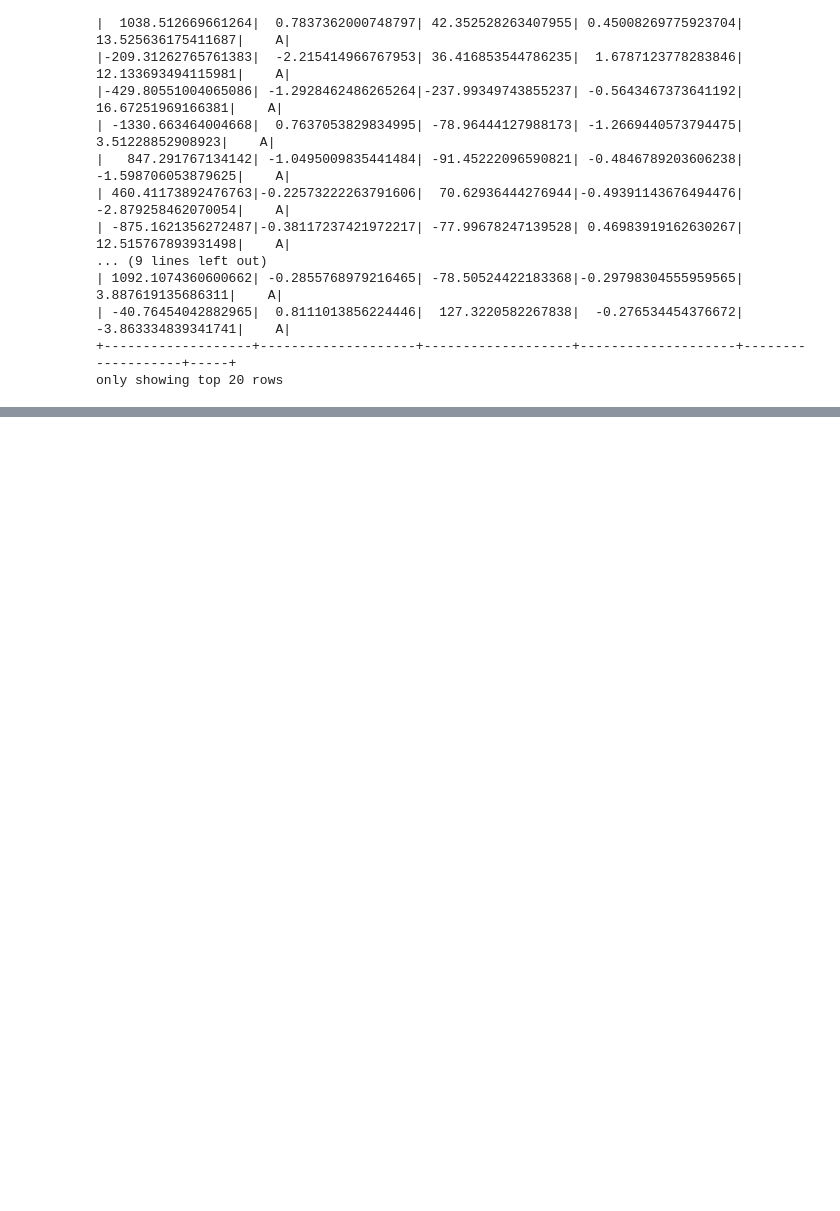
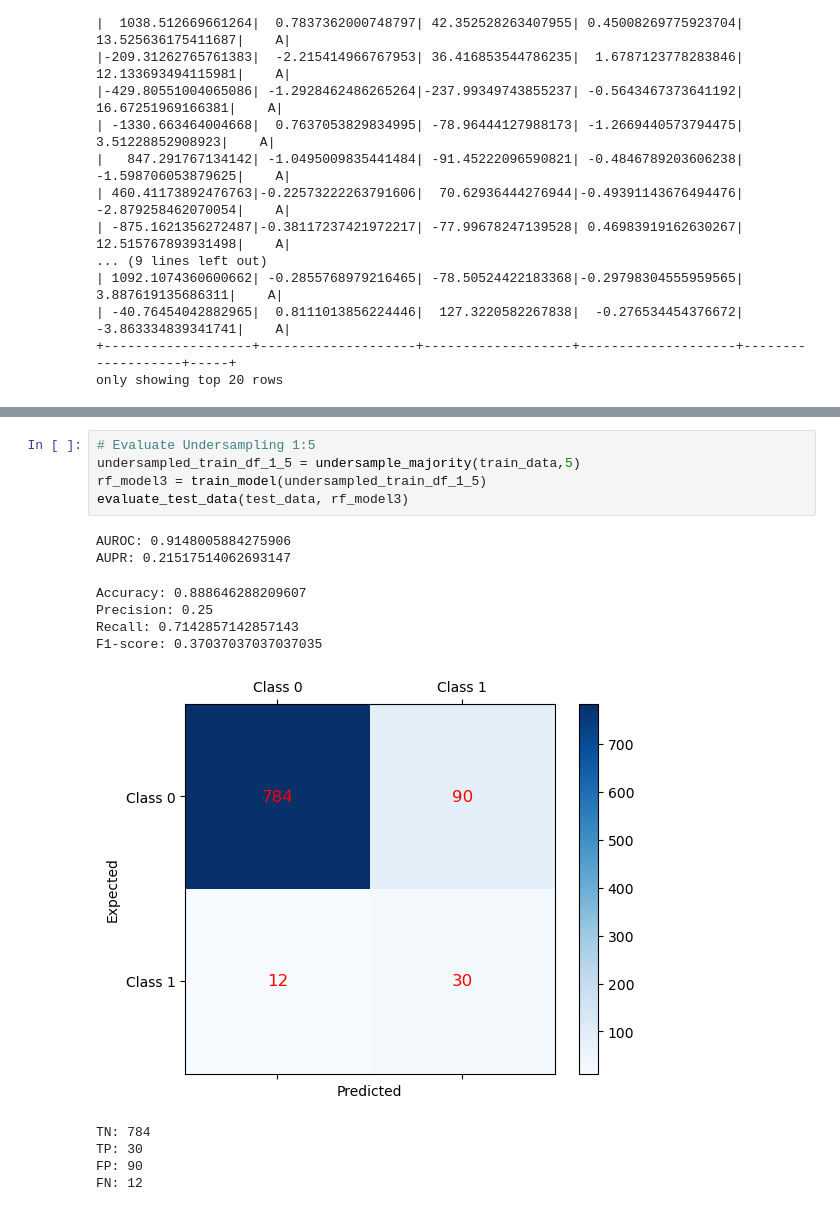
Before and after one commit to LimSzeZhong/medium_files, a Jupyter notebook: 20231109 Class Imbalance 1.ipynb, the cells around one changed output, grey strips where cells are left out. Drawn from its saved outputs; the diff is of its cells as text; blank space fills up the shorter version.

```diff
--- a/20231109 Class Imbalance 1.ipynb
+++ b/20231109 Class Imbalance 1.ipynb
@@ -114,0 +461,17 @@ only showing top 20 rows
+# %%
+# Evaluate Undersampling 1:5
+undersampled_train_df_1_5 = undersample_majority(train_data,5)
+rf_model3 = train_model(undersampled_train_df_1_5)
+evaluate_test_data(test_data, rf_model3)
+# %% [output]
+AUROC: 0.9148005884275906
+AUPR: 0.21517514062693147
+Accuracy: 0.888646288209607
+Precision: 0.25
+Recall: 0.7142857142857143
+F1-score: 0.37037037037037035
+[figure, added]
+TN: 784
+TP: 30
+FP: 90
+FN: 12
```
Also changed, not shown: parts of 39 cells of this notebook.
